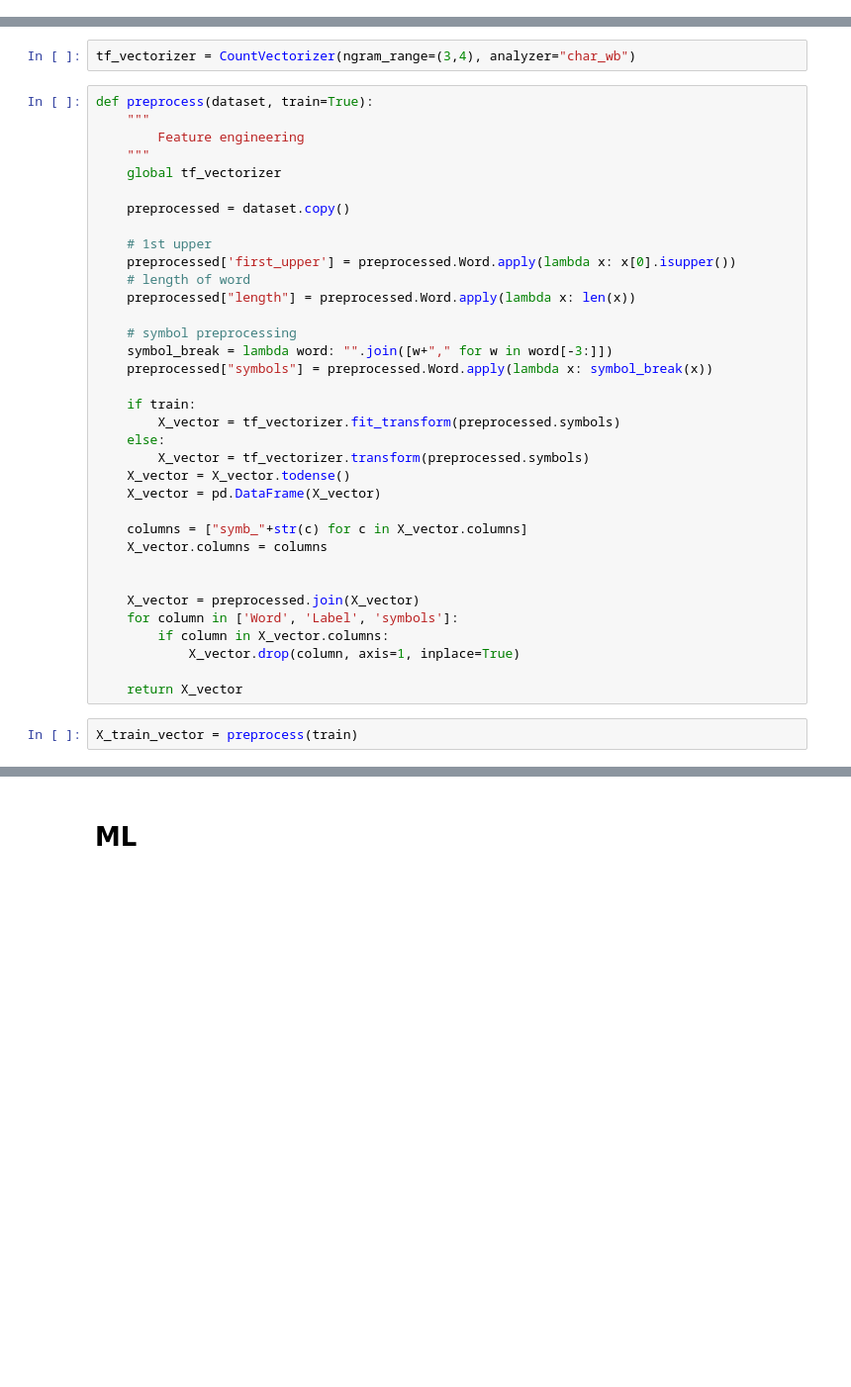
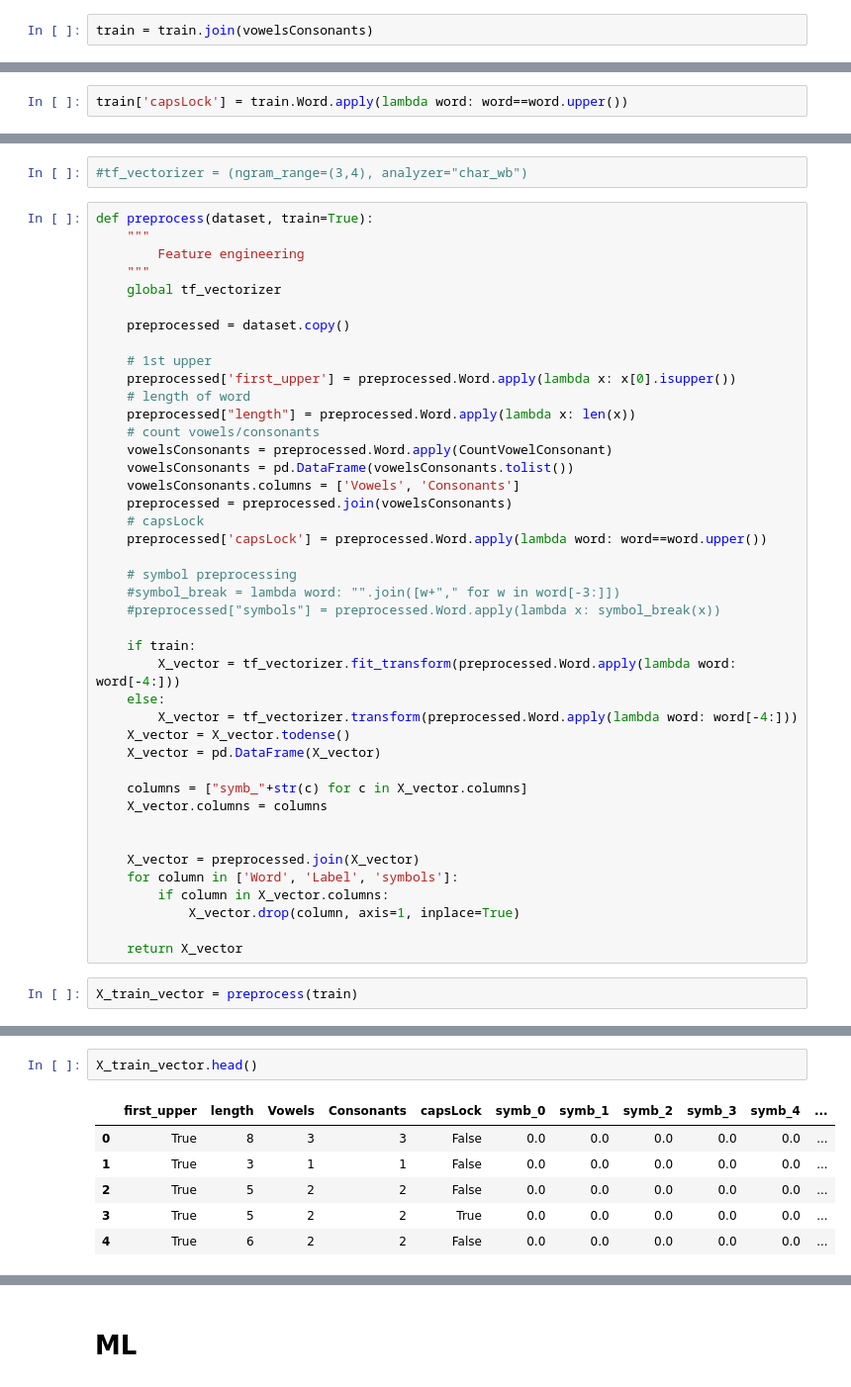
Before and after one commit to DmitrySerg/Data_Mining_in_Action_2018_Spring, a Jupyter notebook: sport/hw0/Competition_1.ipynb, the cells around one changed output, grey strips where cells are left out. Shown at 99% size. Cells and saved outputs as stored; diff of their text form; blank space fills up the shorter version.

```diff
--- a/sport/hw0/Competition_1.ipynb
+++ b/sport/hw0/Competition_1.ipynb
@@ -128,0 +153,2 @@ plt.show()
+# %%
+train = train.join(vowelsConsonants)
@@ -129,3 +157,5 @@ plt.show()
+# %%
+train['capsLock'] = train.Word.apply(lambda word: word==word.upper())
 # %% [markdown]
 Разбить на символы и векторизовать
 # %%
@@ -159,7 +189,7 @@ X_train_vector.columns = columns
 X_train_vector = train.join(X_train_vector)
 X_train_vector.drop(['Word', 'Label', 'symbols'], axis=1, inplace=True)
 # %%
-tf_vectorizer = CountVectorizer(ngram_range=(3,4), analyzer="char_wb")
+#tf_vectorizer = (ngram_range=(3,4), analyzer="char_wb")
 # %%
 def preprocess(dataset, train=True):
     """
@@ -173,15 +203,22 @@ def preprocess(dataset, train=True):
     preprocessed['first_upper'] = preprocessed.Word.apply(lambda x: x[0].isupper())
     # length of word
     preprocessed["length"] = preprocessed.Word.apply(lambda x: len(x))
+    # count vowels/consonants
+    vowelsConsonants = preprocessed.Word.apply(CountVowelConsonant)
+    vowelsConsonants = pd.DataFrame(vowelsConsonants.tolist())
+    vowelsConsonants.columns = ['Vowels', 'Consonants']
+    preprocessed = preprocessed.join(vowelsConsonants)
+    # capsLock
+    preprocessed['capsLock'] = preprocessed.Word.apply(lambda word: word==word.upper())
 
     # symbol preprocessing
-    symbol_break = lambda word: "".join([w+"," for w in word[-3:]])
-    preprocessed["symbols"] = preprocessed.Word.apply(lambda x: symbol_break(x))
+    #symbol_break = lambda word: "".join([w+"," for w in word[-3:]])
+    #preprocessed["symbols"] = preprocessed.Word.apply(lambda x: symbol_break(x))
 
     if train:
-        X_vector = tf_vectorizer.fit_transform(preprocessed.symbols)
+        X_vector = tf_vectorizer.fit_transform(preprocessed.Word.apply(lambda word: word[-4:]))
     else:
-        X_vector = tf_vectorizer.transform(preprocessed.symbols)
+        X_vector = tf_vectorizer.transform(preprocessed.Word.apply(lambda word: word[-4:]))
     X_vector = X_vector.todense()
     X_vector = pd.DataFrame(X_vector)
 
@@ -203,0 +241,9 @@ X_train_vector.shape
+# %%
+X_train_vector.head()
+# %% [output]
+|  | first_upper | length | Vowels | Consonants | capsLock | symb_0 | symb_1 | symb_2 | symb_3 | symb_4 | ... |
+| 0 | True | 8 | 3 | 3 | False | 0.0 | 0.0 | 0.0 | 0.0 | 0.0 | ... |
+| 1 | True | 3 | 1 | 1 | False | 0.0 | 0.0 | 0.0 | 0.0 | 0.0 | ... |
+| 2 | True | 5 | 2 | 2 | False | 0.0 | 0.0 | 0.0 | 0.0 | 0.0 | ... |
+| 3 | True | 5 | 2 | 2 | True | 0.0 | 0.0 | 0.0 | 0.0 | 0.0 | ... |
+| 4 | True | 6 | 2 | 2 | False | 0.0 | 0.0 | 0.0 | 0.0 | 0.0 | ... |
```
Also changed, not shown: parts of 15 cells of this notebook.
